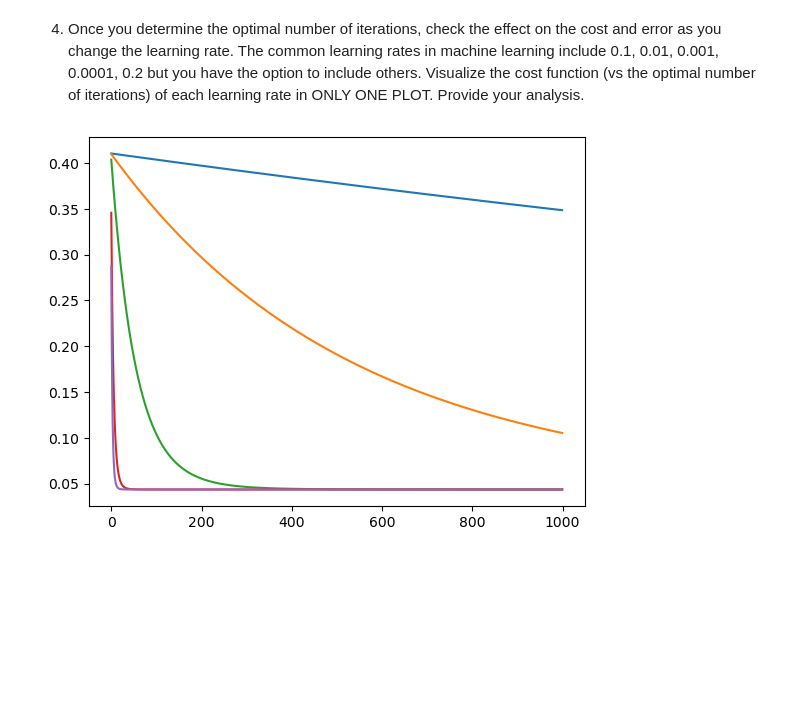
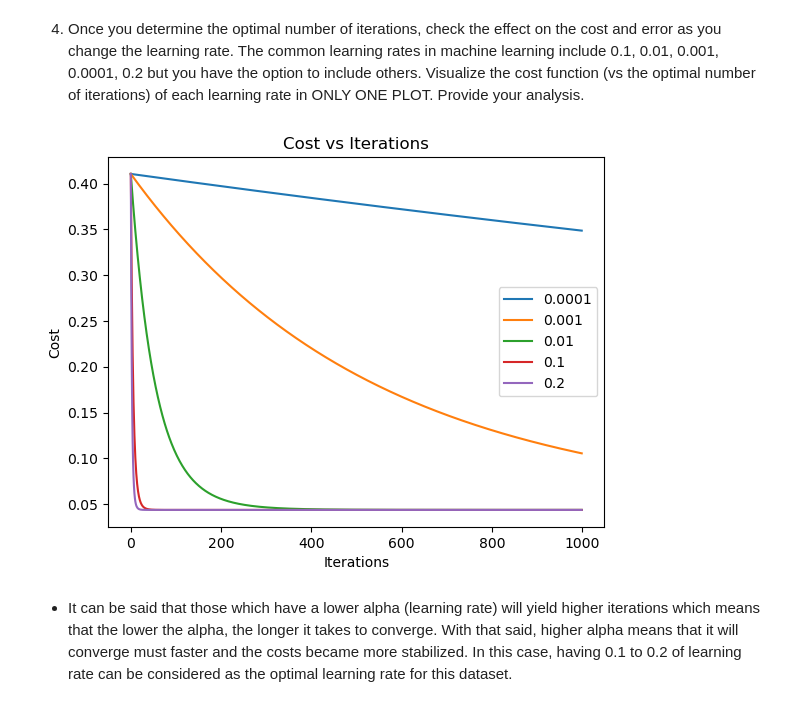
Before and after one commit to dreeew05/CMSC-197, a Jupyter notebook: Assignment 2/hw3-bulaong.ipynb, the cells around one changed output. Saved outputs shown, nothing was run; the diff lists cells and outputs as text; code cells hidden in the pictures; blank space fills up the shorter version.

```diff
--- a/Assignment 2/hw3-bulaong.ipynb
+++ b/Assignment 2/hw3-bulaong.ipynb
@@ -82,15 +83,18 @@ def compute_gradient(x, y, weights, m=len(y)):
-# %%
-def update_weights(x, y, weights, alpha):
-    gradient = compute_gradient(x, y, weights)
-    return weights - alpha * gradient
+# %%
+def update_weights(w, theta, a):
+    return theta - a * w
 # %%
-def gradient_descent(x, y, weights, alpha, iterations):
+def gradient_descent(x, y, theta, alpha, iterations):
     costs = []
+
     for _ in range(iterations):
-        weights = update_weights(x, y, weights, alpha)
-        cost = compute_cost(x, y, weights)
+        y_hat = predict(x, theta)
+        cost = compute_cost(y_hat, y)
         costs.append(cost)
-    return weights, costs
+        w = compute_gradient(x, y, theta)
+        theta = update_weights(w, theta, alpha)
+
+    return theta, costs
 # %%
 def plot_cost(costs, title_param):
     plt.plot(costs)
@@ -228,11 +243,18 @@ for iterations in iterations_list:
     train_r2 = r2_score(y_train, y_train_pred)
 
     # Store the results
-    results[iterations] = {"theta": theta, "costs": costs, "train_r2": train_r2, "train_mse": train_mse}
+    results[iterations] = {
+        "theta": theta,
+        "costs": costs,
+        "train_r2": train_r2,
+        "train_mse": train_mse,
+    }
 
-    plot_cost(costs, f'[Learning Rate = 0.01, Iterations = {iterations}]')
+    plot_cost(costs, f"[Learning Rate = 0.01, Iterations = {iterations}]")
 
 # Print Iterations and Corresponding Test MSE
 for iterations, result in results.items():
-    print(f"Iterations: {iterations}, Train R2: {result['train_r2']}, Test MSE: {result['train_mse']}, Final Cost: {result['costs'][-1]}")
+    print(
+        f"Iterations: {iterations}, Train R2: {result['train_r2']}, Test MSE: {result['train_mse']}, Final Cost: {result['costs'][-1]}"
+    )
 # %% [output]
@@ -257,20 +277,21 @@ As observed from above the result of the iterations above, starting from 1000, t
 # %%
 optimal_iteration = 1000
 learning_rates = [0.0001, 0.001, 0.01, 0.1, 0.2]
 
 costs_arr = []
 for learning_rate in learning_rates:
     theta, costs = gradient_descent(
         x_train, y_train, initialize_weights(), learning_rate, optimal_iteration
     )
     plt.plot(costs, label=learning_rate)
 
-    y_train_pred = predict(x_train, theta)
-
-    train_mse = mean_squared_error(y_train, y_train_pred)
-    train_r2 = r2_score(y_train, y_train_pred)
-
     costs_arr.append(costs)
+plt.xlabel("Iterations")
+plt.ylabel("Cost")
+plt.title("Cost vs Iterations")
+plt.legend()
 plt.show()
 # %% [output]
-[figure, old version]
+[figure, new version]
+# %% [markdown]
+- It can be said that those which have a lower alpha (learning rate) will yield higher iterations which means that the lower the alpha, the longer it takes to converge. With that said, higher alpha means that it will converge must faster and the costs became more stabilized. In this case, having 0.1 to 0.2 of learning rate can be considered as the optimal learning rate for this dataset.
```
Also changed, not shown: parts of 23 cells of this notebook, 1 other file.
